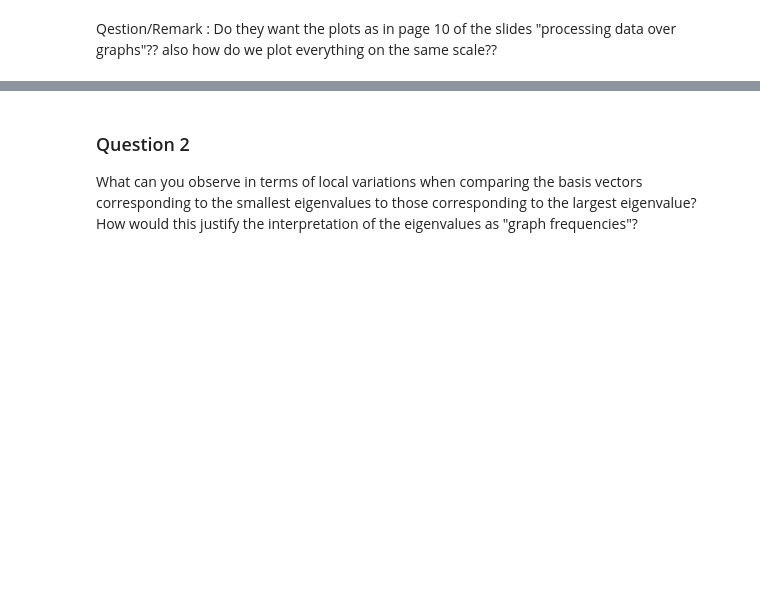
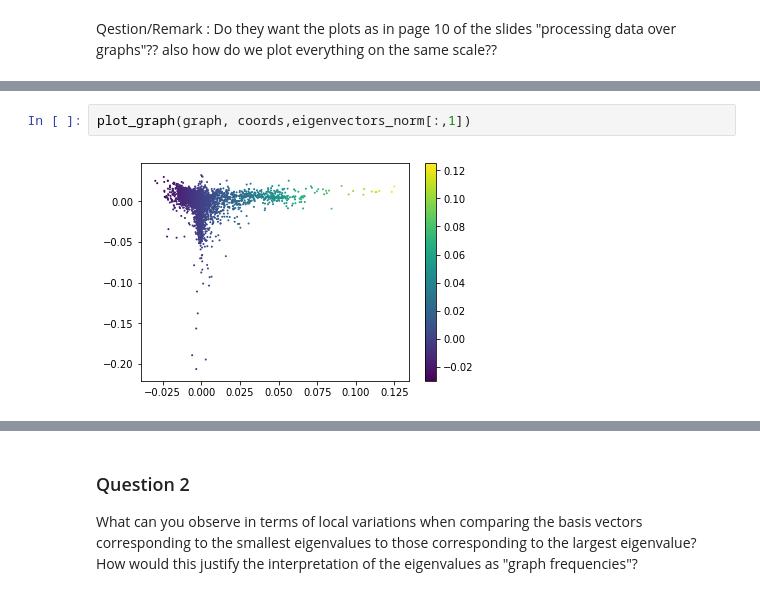
Before and after one commit to isabelaconstantin/wikinet, a Jupyter notebook: milestone4/4_graph_signal_processing.ipynb, the cells around one changed output, grey strips where cells are left out. Saved outputs shown, nothing was run; the diff lists cells and outputs as text; blank space fills up the shorter version.

```diff
--- a/milestone4/4_graph_signal_processing.ipynb
+++ b/milestone4/4_graph_signal_processing.ipynb
@@ -196,0 +225,4 @@ plot_graph(adjacency, U[:,n_nodes-1])
+# %%
+plot_graph(graph, coords,eigenvectors_norm[:,1])
+# %% [output]
+[figure, added]
```
Also changed, not shown: parts of 30 cells of this notebook.
